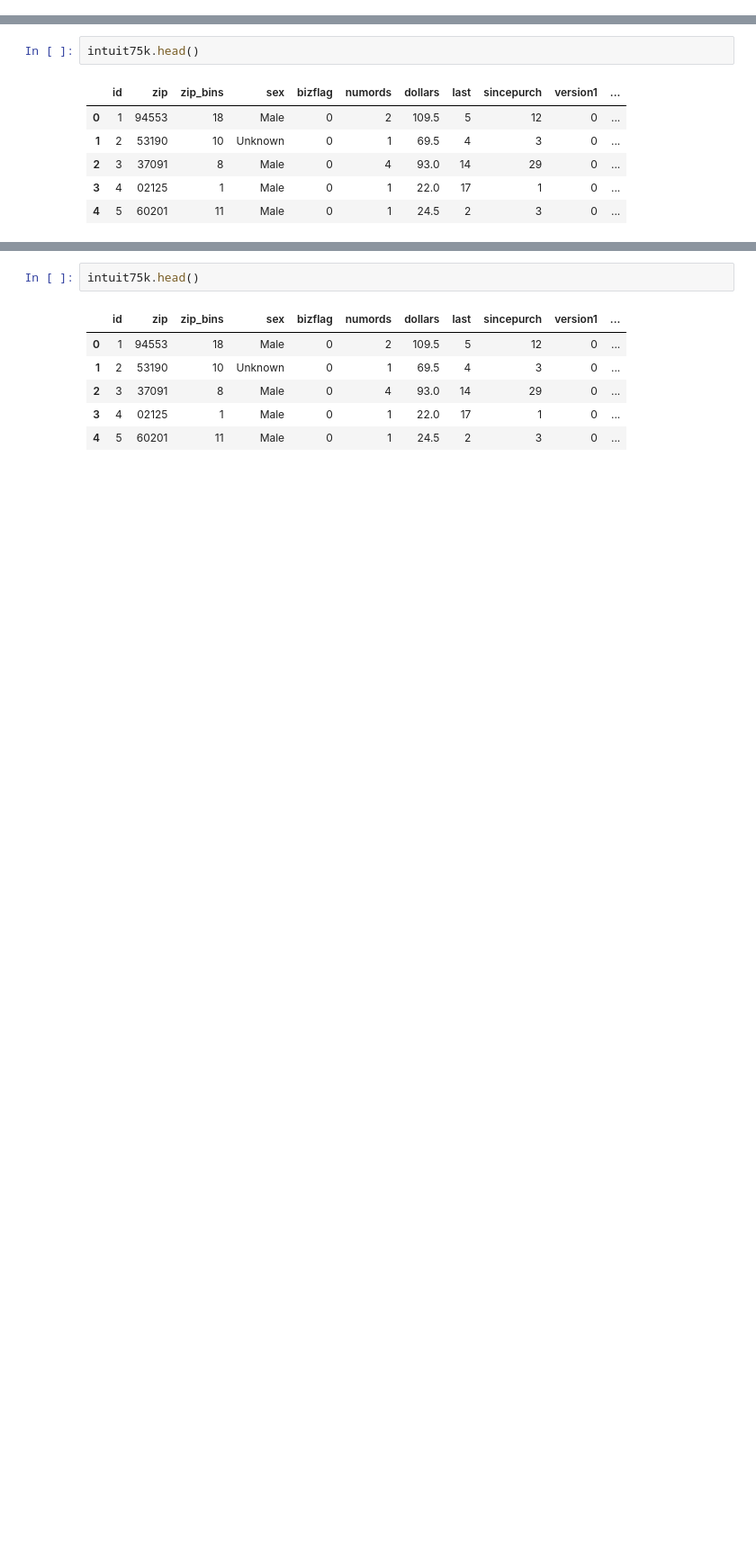
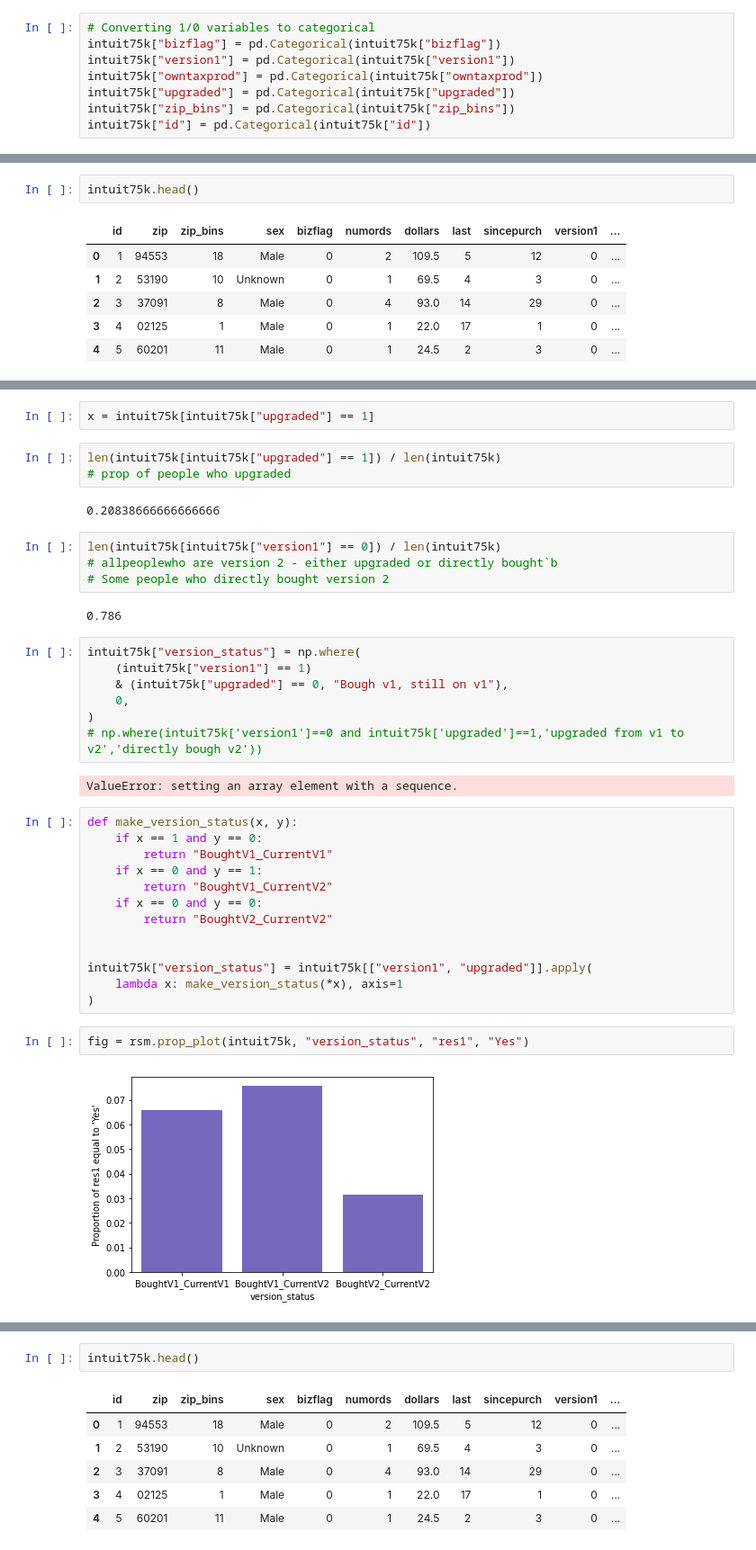
Before and after one commit to sauravjayan/Intuit-Quickbooks, a Jupyter notebook: sub-notebooks/Deep.ipynb, the cells around one changed output, grey strips where cells are left out. Shown: that part at 90% size. Drawn from its saved outputs; the diff is of its cells as text; blank space fills up the shorter version.

```diff
--- a/sub-notebooks/Deep.ipynb
+++ b/sub-notebooks/Deep.ipynb
@@ -106,0 +138,8 @@ QgridWidget(grid_options={'fullWidthRows': True, 'syncColumnCellResize': True, '
+# %%
+# Converting 1/0 variables to categorical
+intuit75k["bizflag"] = pd.Categorical(intuit75k["bizflag"])
+intuit75k["version1"] = pd.Categorical(intuit75k["version1"])
+intuit75k["owntaxprod"] = pd.Categorical(intuit75k["owntaxprod"])
+intuit75k["upgraded"] = pd.Categorical(intuit75k["upgraded"])
+intuit75k["zip_bins"] = pd.Categorical(intuit75k["zip_bins"])
+intuit75k["id"] = pd.Categorical(intuit75k["id"])
@@ -154,0 +196,39 @@ intuit75k.corr()
+# %%
+x = intuit75k[intuit75k["upgraded"] == 1]
+# %%
+len(intuit75k[intuit75k["upgraded"] == 1]) / len(intuit75k)
+# prop of people who upgraded
+# %% [output]
+0.20838666666666666
+# %%
+len(intuit75k[intuit75k["version1"] == 0]) / len(intuit75k)
+# allpeoplewho are version 2 - either upgraded or directly bought`b
+# Some people who directly bought version 2
+# %% [output]
+0.786
+# %%
+intuit75k["version_status"] = np.where(
+    (intuit75k["version1"] == 1)
+    & (intuit75k["upgraded"] == 0, "Bough v1, still on v1"),
+    0,
+)
+# np.where(intuit75k['version1']==0 and intuit75k['upgraded']==1,'upgraded from v1 to v2','directly bough v2'))
+# %% [output]
+ValueError: setting an array element with a sequence.
+# %%
+def make_version_status(x, y):
+    if x == 1 and y == 0:
+        return "BoughtV1_CurrentV1"
+    if x == 0 and y == 1:
+        return "BoughtV1_CurrentV2"
+    if x == 0 and y == 0:
+        return "BoughtV2_CurrentV2"
+
+
+intuit75k["version_status"] = intuit75k[["version1", "upgraded"]].apply(
+    lambda x: make_version_status(*x), axis=1
+)
+# %%
+fig = rsm.prop_plot(intuit75k, "version_status", "res1", "Yes")
+# %% [output]
+[figure, added]
```
Also changed, not shown: parts of 45 cells of this notebook, 1 other file.
